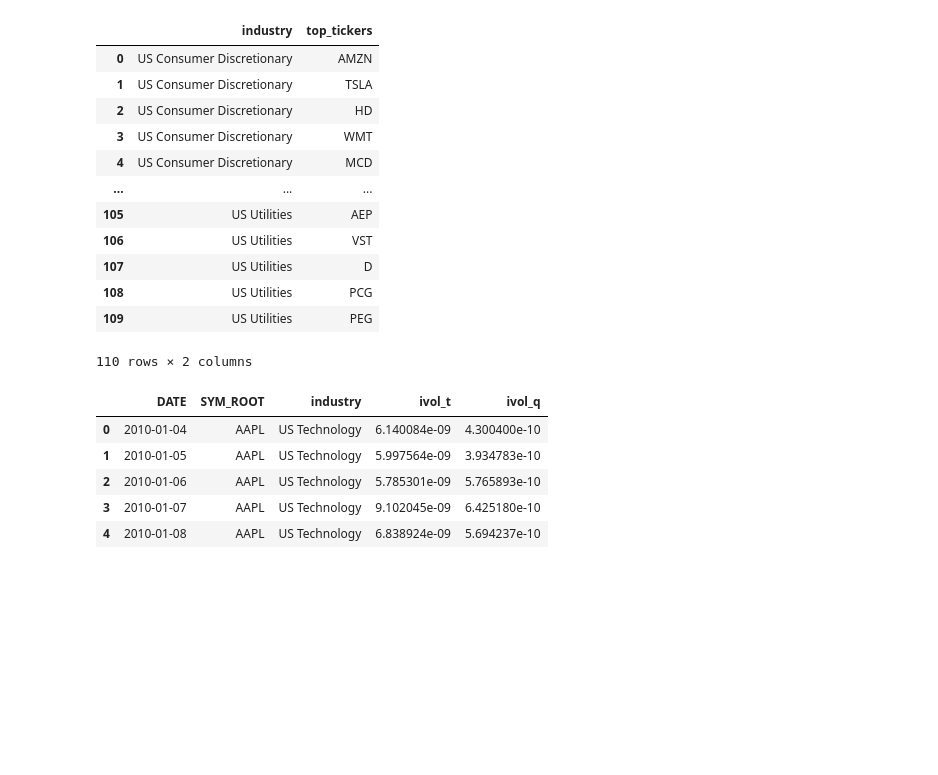
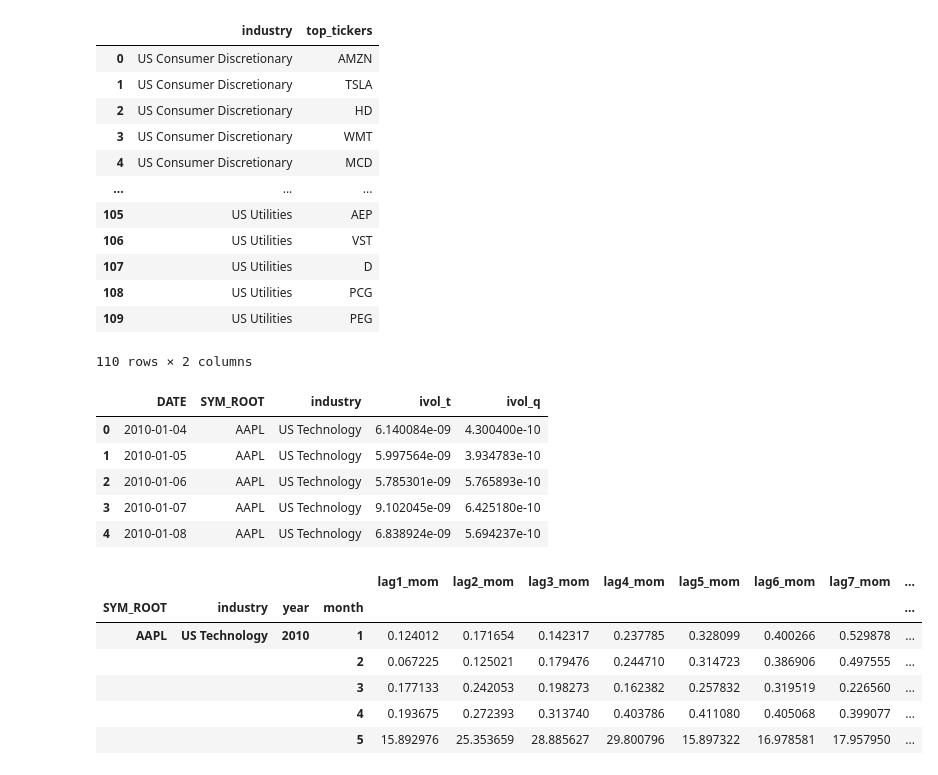
Before and after one commit to roshnx/buy-rough-sell-smooth, a Jupyter notebook: Realized_Vol_Regression.ipynb, the cells around one changed output. Saved outputs shown, nothing was run; the diff lists cells and outputs as text; code cells hidden in the pictures; blank space fills up the shorter version.

```diff
--- a/Realized_Vol_Regression.ipynb
+++ b/Realized_Vol_Regression.ipynb
@@ -73,7 +73,17 @@ def moments(df):
     return final_df
 # %%
 final = moments(vols)
+final.replace([np.inf, -np.inf], np.nan, inplace=True)
 final.dropna(inplace=True)
+final.head()
+# %% [output]
+|  |  |  |  | lag1_mom | lag2_mom | lag3_mom | lag4_mom | lag5_mom | lag6_mom | lag7_mom | ... |
+| SYM_ROOT | industry | year | month |  |  |  |  |  |  |  | ... |
+| AAPL | US Technology | 2010 | 1 | 0.124012 | 0.171654 | 0.142317 | 0.237785 | 0.328099 | 0.400266 | 0.529878 | ... |
+|  |  |  | 2 | 0.067225 | 0.125021 | 0.179476 | 0.244710 | 0.314723 | 0.386906 | 0.497555 | ... |
+|  |  |  | 3 | 0.177133 | 0.242053 | 0.198273 | 0.162382 | 0.257832 | 0.319519 | 0.226560 | ... |
+|  |  |  | 4 | 0.193675 | 0.272393 | 0.313740 | 0.403786 | 0.411080 | 0.405068 | 0.399077 | ... |
+|  |  |  | 5 | 15.892976 | 25.353659 | 28.885627 | 29.800796 | 15.897322 | 16.978581 | 17.957950 | ... |
 # %%
 betas = pd.DataFrame(columns=['Betas'], index=final.index)
 for idx,_ in final.iterrows():
```
Also changed, not shown: parts of 8 cells of this notebook, 2 other files.
